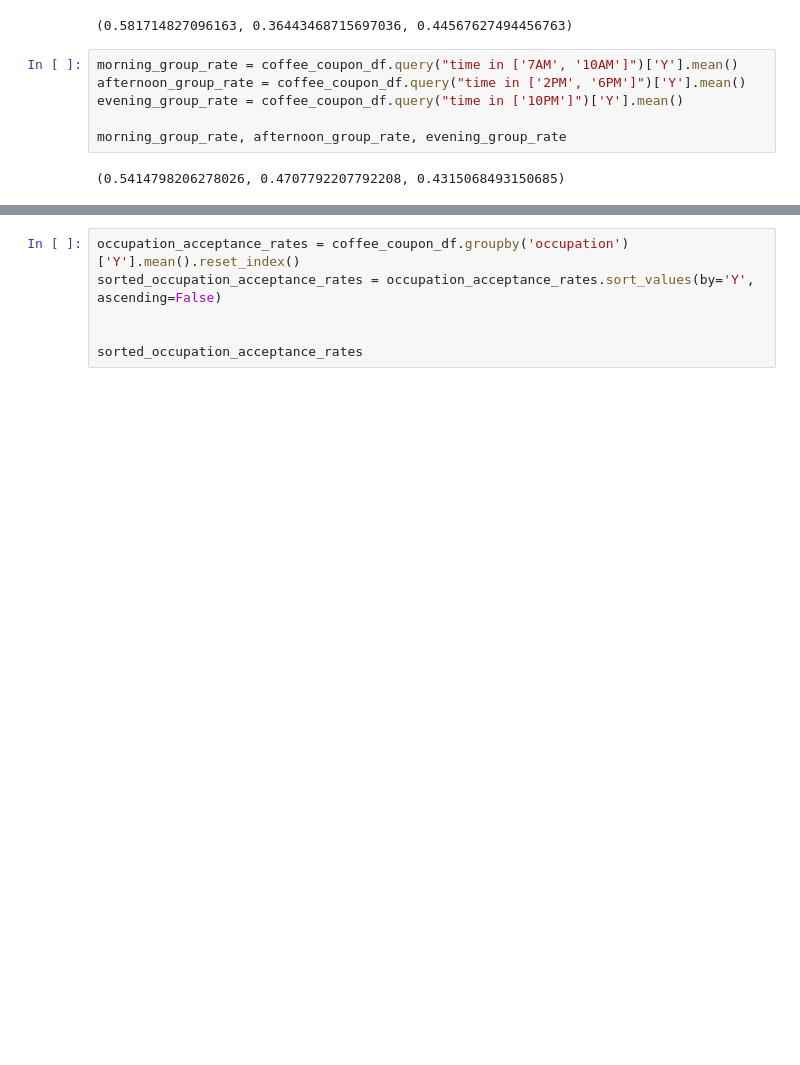
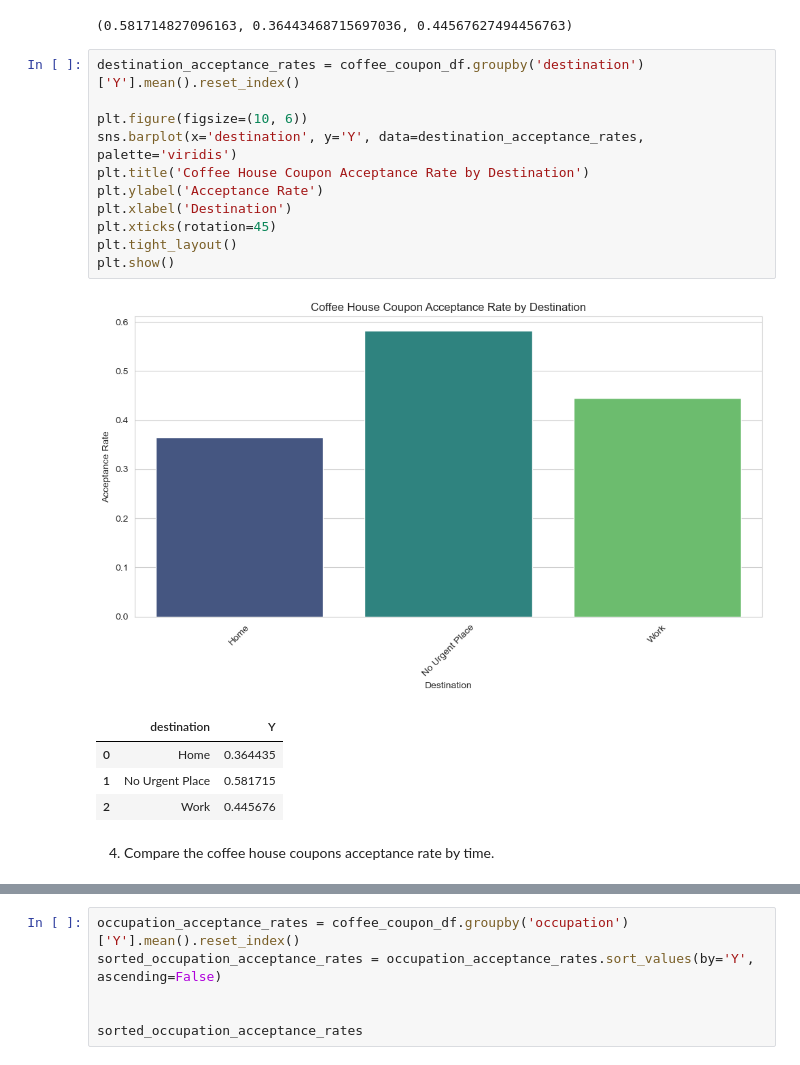
Before and after one commit to iffj/ai-ml-portfolio, a Jupyter notebook: assignment_1/prompt.ipynb, the cells around one changed output, grey strips where cells are left out. Cells and saved outputs as stored; diff of their text form; blank space fills up the shorter version.

```diff
--- a/assignment_1/prompt.ipynb
+++ b/assignment_1/prompt.ipynb
@@ -321,11 +317,22 @@ work_destination_group_rate = coffee_coupon_df.query("destination == 'Work'")['Y
 no_urgent_destination_group_rate, home_destination_group_rate, work_destination_group_rate
 # %% [output]
 (0.581714827096163, 0.36443468715697036, 0.44567627494456763)
-# %%
-morning_group_rate = coffee_coupon_df.query("time in ['7AM', '10AM']")['Y'].mean()
-afternoon_group_rate = coffee_coupon_df.query("time in ['2PM', '6PM']")['Y'].mean()
-evening_group_rate = coffee_coupon_df.query("time in ['10PM']")['Y'].mean()
-
-morning_group_rate, afternoon_group_rate, evening_group_rate
-# %% [output]
-(0.5414798206278026, 0.4707792207792208, 0.4315068493150685)
+# %%
+destination_acceptance_rates = coffee_coupon_df.groupby('destination')['Y'].mean().reset_index()
+
+plt.figure(figsize=(10, 6))
+sns.barplot(x='destination', y='Y', data=destination_acceptance_rates, palette='viridis')
+plt.title('Coffee House Coupon Acceptance Rate by Destination')
+plt.ylabel('Acceptance Rate')
+plt.xlabel('Destination')
+plt.xticks(rotation=45)
+plt.tight_layout()
+plt.show()
+# %% [output]
+[figure, added]
+|  | destination | Y |
+| 0 | Home | 0.364435 |
+| 1 | No Urgent Place | 0.581715 |
+| 2 | Work | 0.445676 |
+# %% [markdown]
+4. Compare the coffee house coupons acceptance rate by time.
```
Also changed, not shown: parts of 18 cells of this notebook, 2 other files.
